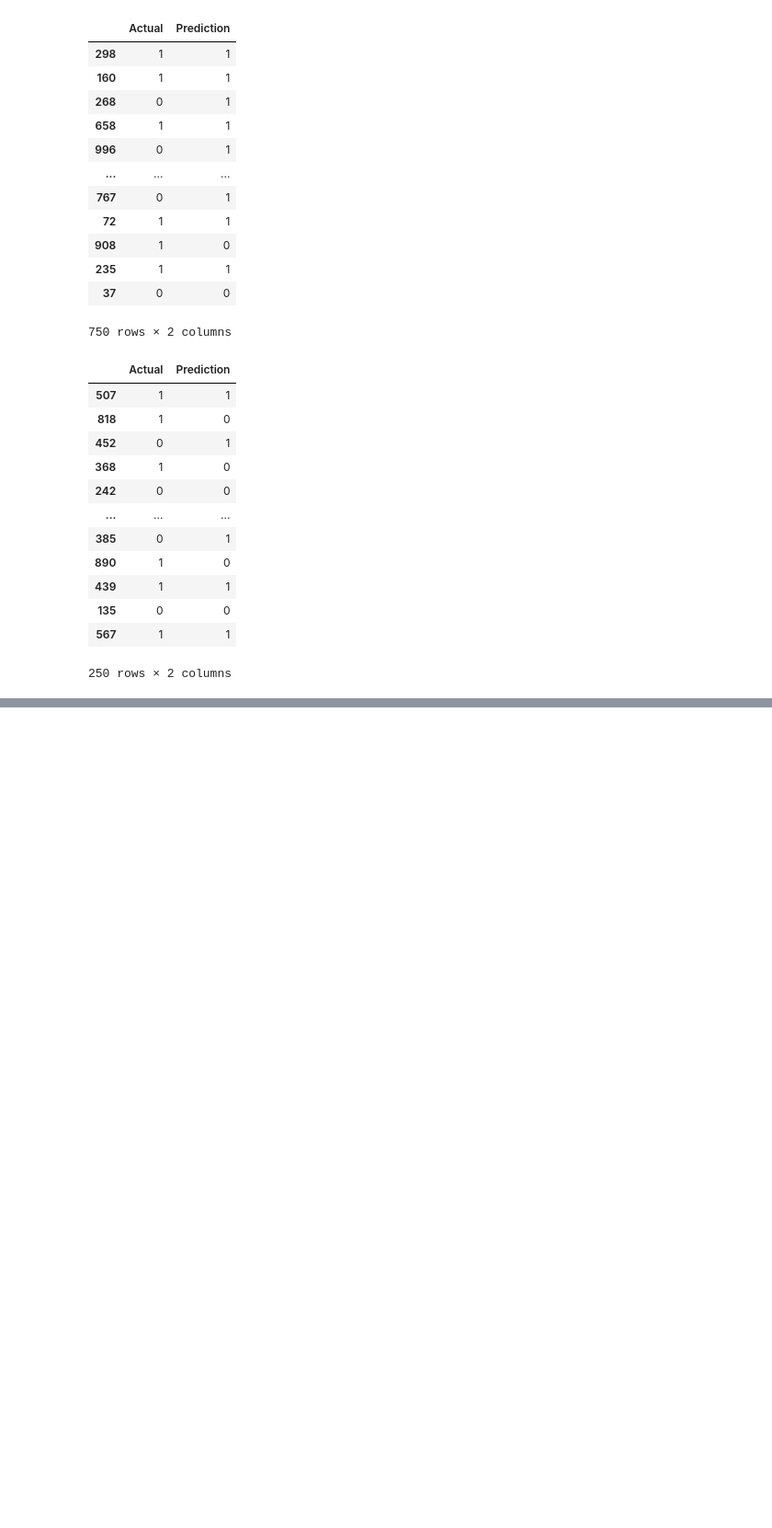
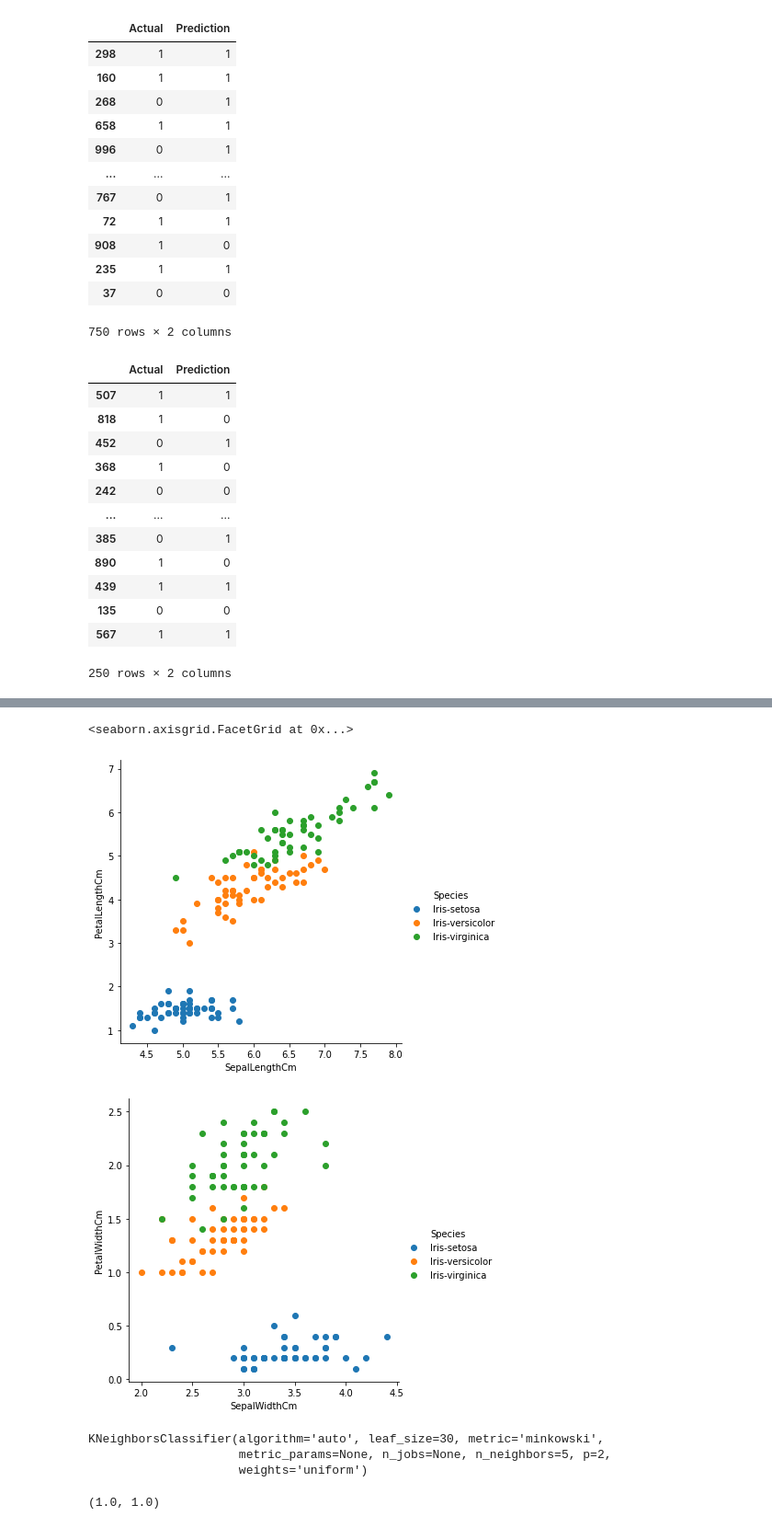
Before and after one commit to KARTHIKEYANC04052002/Machine-Learning-AI-Internship, a Jupyter notebook: ML_Internship_Assignments.ipynb, the cells around one changed output, grey strips where cells are left out. Shown at 92% size. Saved outputs shown, nothing was run; the diff lists cells and outputs as text; code cells hidden in the pictures; blank space fills up the shorter version.

```diff
--- a/ML_Internship_Assignments.ipynb
+++ b/ML_Internship_Assignments.ipynb
@@ -1013,0 +984,2 @@ imdb_te_df
+# %%
+iris_df = pd.read_csv("https://raw.githubusercontent.com/KARTHIKEYANC04052002/Machine-Learning-AI-Internship/main/Iris.csv")
@@ -1013,0 +1002,7 @@ imdb_te_df
+# %%
+sns.FacetGrid(iris_df, hue ="Species", height = 5).map(plt.scatter, 'SepalLengthCm', 'PetalLengthCm').add_legend()
+sns.FacetGrid(iris_df, hue ="Species", height = 5).map(plt.scatter, 'SepalWidthCm', 'PetalWidthCm').add_legend()
+# %% [output]
+<seaborn.axisgrid.FacetGrid at 0x...>
+[figure, added]
+[figure, added]
@@ -1013,0 +1015,10 @@ imdb_te_df
+# %%
+iris_knn_model.fit(X_train, y_train)
+# %% [output]
+KNeighborsClassifier(algorithm='auto', leaf_size=30, metric='minkowski',
+                     metric_params=None, n_jobs=None, n_neighbors=5, p=2,
+                     weights='uniform')
+# %%
+iris_knn_model.score(X_train, y_train), iris_knn_model.score(X_test, y_test)
+# %% [output]
+(1.0, 1.0)
```
Also changed, not shown: parts of 60 cells of this notebook.
